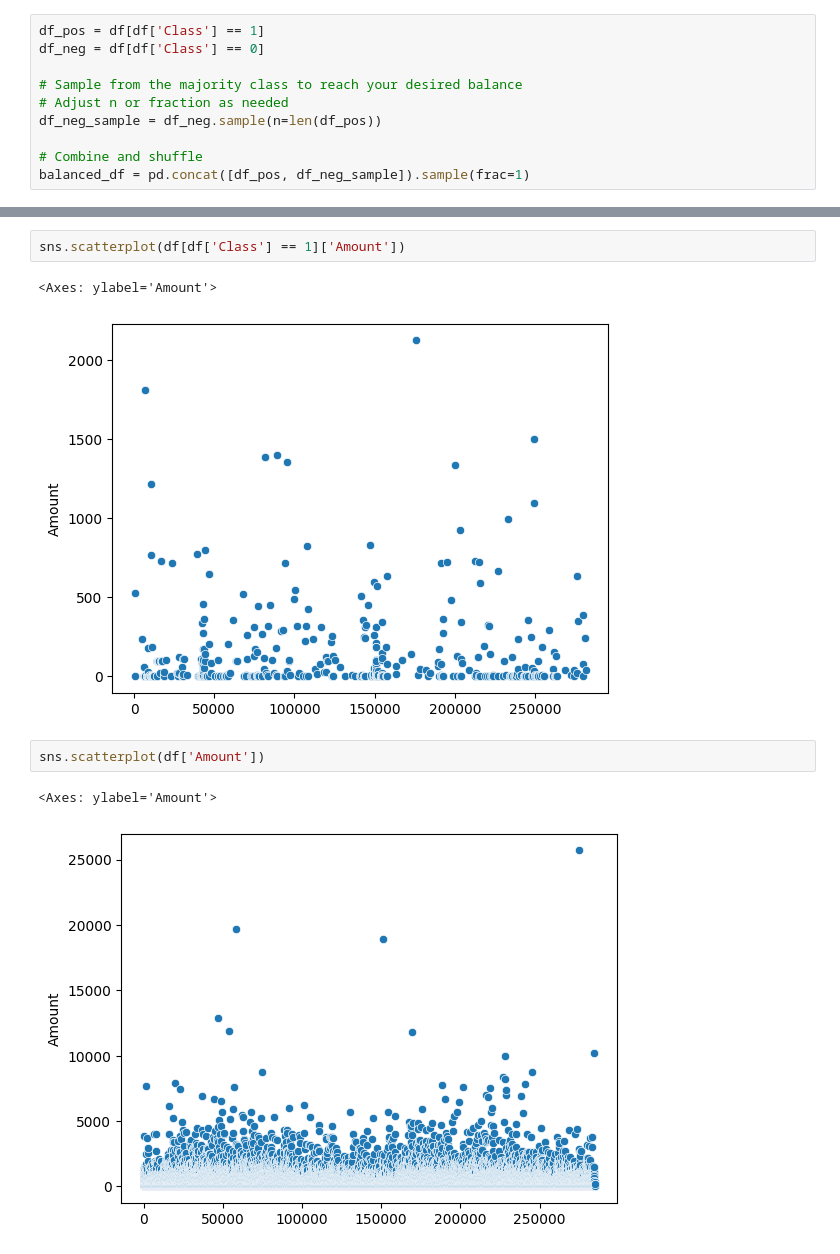
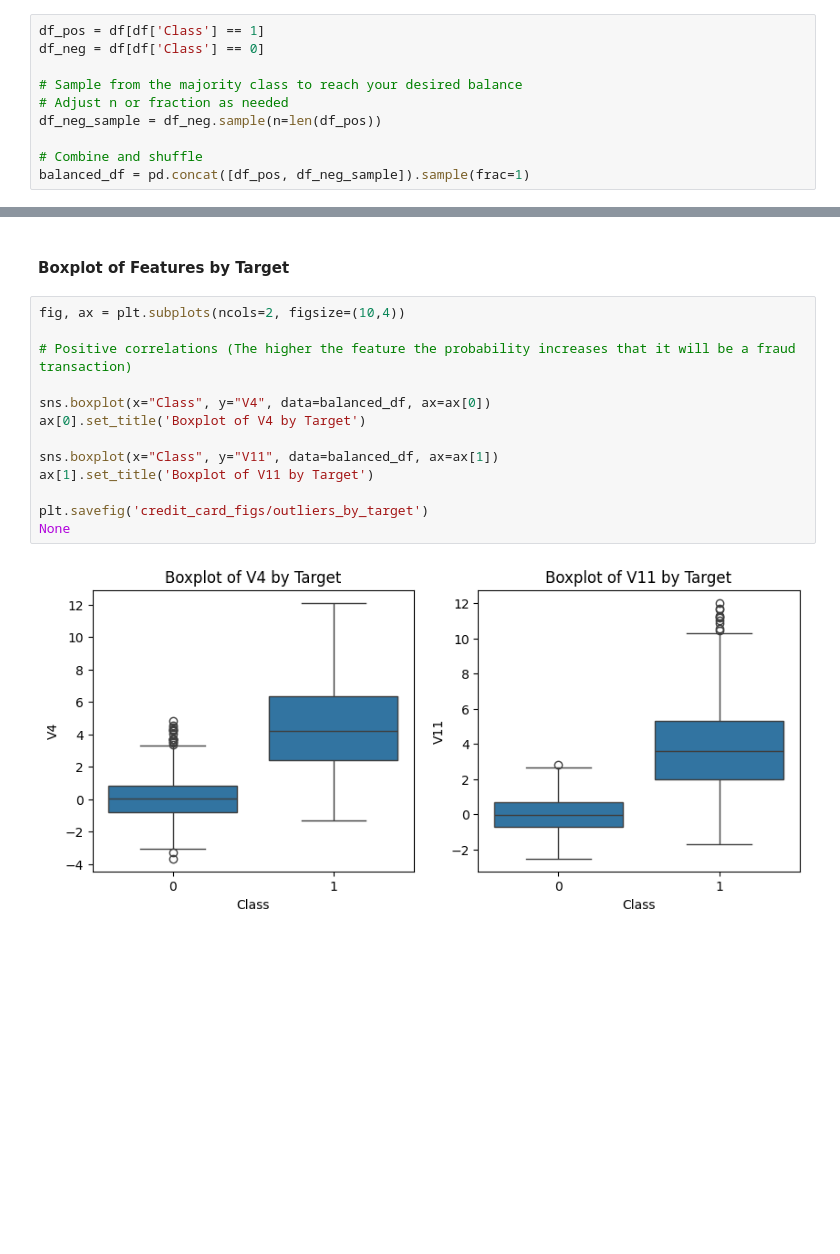
Before and after one commit to calebhadley1/Module-B-semester-2, a Jupyter notebook: Milestone 3 EDA/credit_card_eda.ipynb, the cells around one changed output, grey strips where cells are left out. Drawn from its saved outputs; the diff is of its cells as text; blank space fills up the shorter version.

```diff
--- a/Milestone 3 EDA/credit_card_eda.ipynb
+++ b/Milestone 3 EDA/credit_card_eda.ipynb
@@ -285,10 +295,17 @@ _ = df_colored.plot.scatter("V14", "V17", c="color")
-# %%
-sns.scatterplot(df[df['Class'] == 1]['Amount'])
-# %% [output]
-<Axes: ylabel='Amount'>
-[figure, removed]
-# %%
-sns.scatterplot(df['Amount'])
-# %% [output]
-<Axes: ylabel='Amount'>
-[figure, removed]
+# %% [markdown]
+#### Boxplot of Features by Target
+# %%
+fig, ax = plt.subplots(ncols=2, figsize=(10,4))
+
+# Positive correlations (The higher the feature the probability increases that it will be a fraud transaction)
+
+sns.boxplot(x="Class", y="V4", data=balanced_df, ax=ax[0])
+ax[0].set_title('Boxplot of V4 by Target')
+
+sns.boxplot(x="Class", y="V11", data=balanced_df, ax=ax[1])
+ax[1].set_title('Boxplot of V11 by Target')
+
+plt.savefig('credit_card_figs/outliers_by_target')
+None
+# %% [output]
+[figure, added]
```
Also changed, not shown: parts of 5 cells of this notebook, 6 other files.
